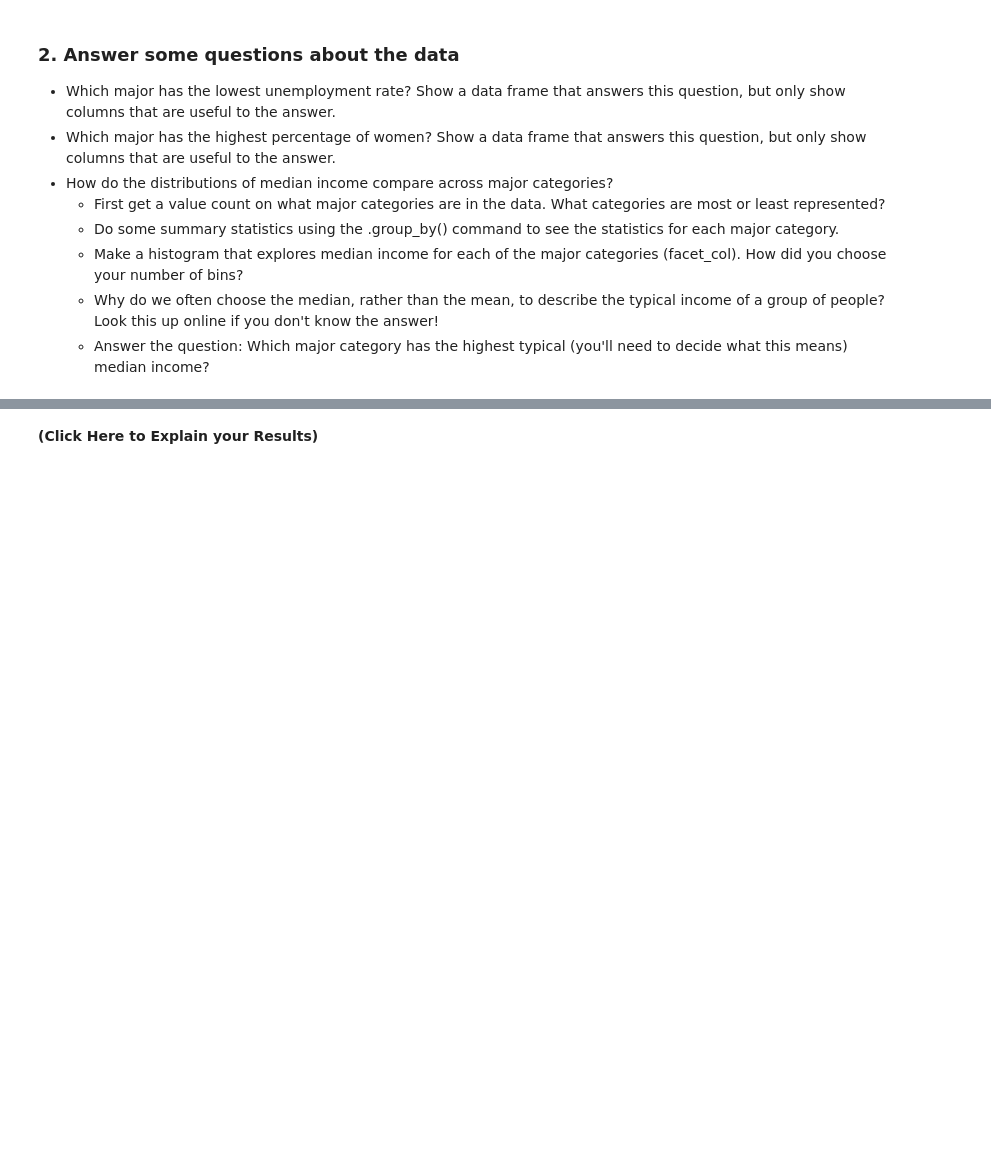
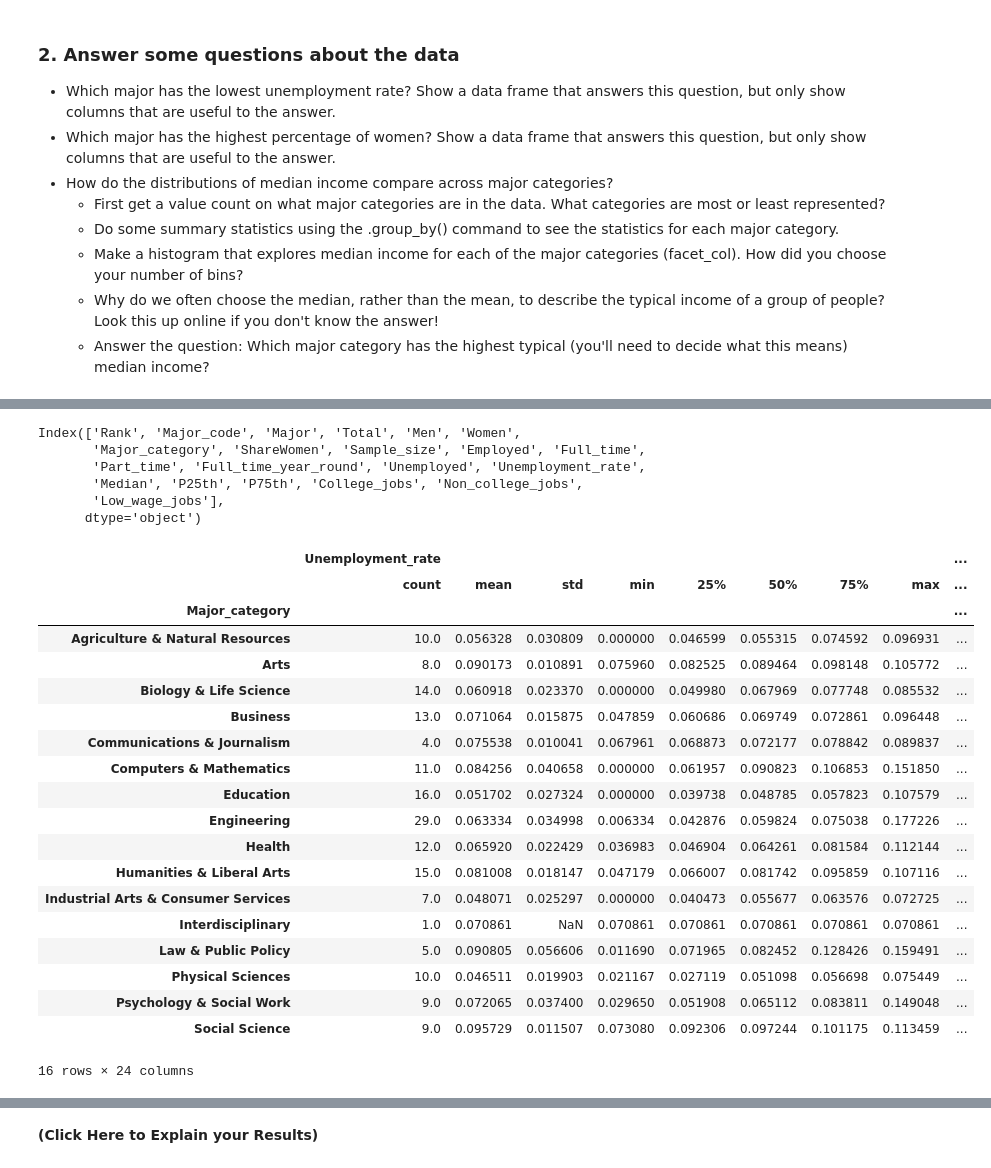
Before and after one commit to josephmadigan-alt/Data101_JosephMadiganRePo, a Jupyter notebook: Day7.ipynb, the cells around one changed output, grey strips where cells are left out. Saved outputs shown, nothing was run; the diff lists cells and outputs as text; code cells hidden in the pictures; blank space fills up the shorter version.

```diff
--- a/Day7.ipynb
+++ b/Day7.ipynb
@@ -215,0 +285,33 @@ DF_raw
+# %%
+DF_raw.keys()
+# %% [output]
+Index(['Rank', 'Major_code', 'Major', 'Total', 'Men', 'Women',
+       'Major_category', 'ShareWomen', 'Sample_size', 'Employed', 'Full_time',
+       'Part_time', 'Full_time_year_round', 'Unemployed', 'Unemployment_rate',
+       'Median', 'P25th', 'P75th', 'College_jobs', 'Non_college_jobs',
+       'Low_wage_jobs'],
+      dtype='object')
+# %%
+#Do some summary statistics using the .group_by() command to see the statistics for each major category.
+DF_raw.groupby('Major_category')[['Unemployment_rate','Low_wage_jobs','College_jobs']].describe()
+# %% [output]
+|  | Unemployment_rate |  |  |  |  |  |  |  | ... |
+|  | count | mean | std | min | 25% | 50% | 75% | max | ... |
+| Major_category |  |  |  |  |  |  |  |  | ... |
+| Agriculture & Natural Resources | 10.0 | 0.056328 | 0.030809 | 0.000000 | 0.046599 | 0.055315 | 0.074592 | 0.096931 | ... |
+| Arts | 8.0 | 0.090173 | 0.010891 | 0.075960 | 0.082525 | 0.089464 | 0.098148 | 0.105772 | ... |
+| Biology & Life Science | 14.0 | 0.060918 | 0.023370 | 0.000000 | 0.049980 | 0.067969 | 0.077748 | 0.085532 | ... |
+| Business | 13.0 | 0.071064 | 0.015875 | 0.047859 | 0.060686 | 0.069749 | 0.072861 | 0.096448 | ... |
+| Communications & Journalism | 4.0 | 0.075538 | 0.010041 | 0.067961 | 0.068873 | 0.072177 | 0.078842 | 0.089837 | ... |
+| Computers & Mathematics | 11.0 | 0.084256 | 0.040658 | 0.000000 | 0.061957 | 0.090823 | 0.106853 | 0.151850 | ... |
+| Education | 16.0 | 0.051702 | 0.027324 | 0.000000 | 0.039738 | 0.048785 | 0.057823 | 0.107579 | ... |
+| Engineering | 29.0 | 0.063334 | 0.034998 | 0.006334 | 0.042876 | 0.059824 | 0.075038 | 0.177226 | ... |
+| Health | 12.0 | 0.065920 | 0.022429 | 0.036983 | 0.046904 | 0.064261 | 0.081584 | 0.112144 | ... |
+| Humanities & Liberal Arts | 15.0 | 0.081008 | 0.018147 | 0.047179 | 0.066007 | 0.081742 | 0.095859 | 0.107116 | ... |
+| Industrial Arts & Consumer Services | 7.0 | 0.048071 | 0.025297 | 0.000000 | 0.040473 | 0.055677 | 0.063576 | 0.072725 | ... |
+| Interdisciplinary | 1.0 | 0.070861 | NaN | 0.070861 | 0.070861 | 0.070861 | 0.070861 | 0.070861 | ... |
+| Law & Public Policy | 5.0 | 0.090805 | 0.056606 | 0.011690 | 0.071965 | 0.082452 | 0.128426 | 0.159491 | ... |
+| Physical Sciences | 10.0 | 0.046511 | 0.019903 | 0.021167 | 0.027119 | 0.051098 | 0.056698 | 0.075449 | ... |
+| Psychology & Social Work | 9.0 | 0.072065 | 0.037400 | 0.029650 | 0.051908 | 0.065112 | 0.083811 | 0.149048 | ... |
+| Social Science | 9.0 | 0.095729 | 0.011507 | 0.073080 | 0.092306 | 0.097244 | 0.101175 | 0.113459 | ... |
+16 rows × 24 columns
```
Also changed, not shown: parts of 10 cells of this notebook, 2 other files.
